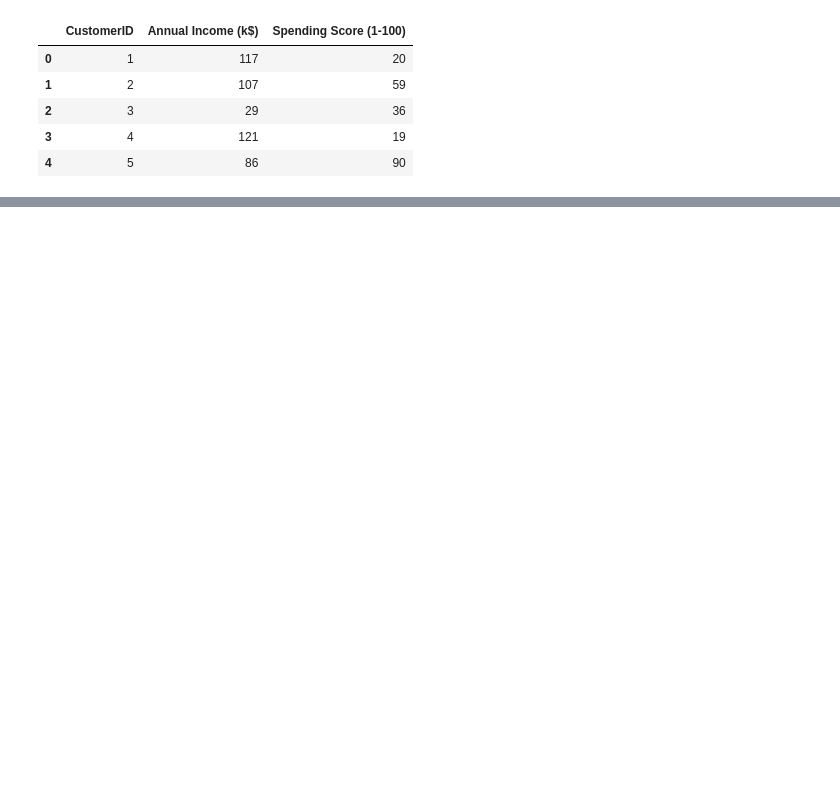
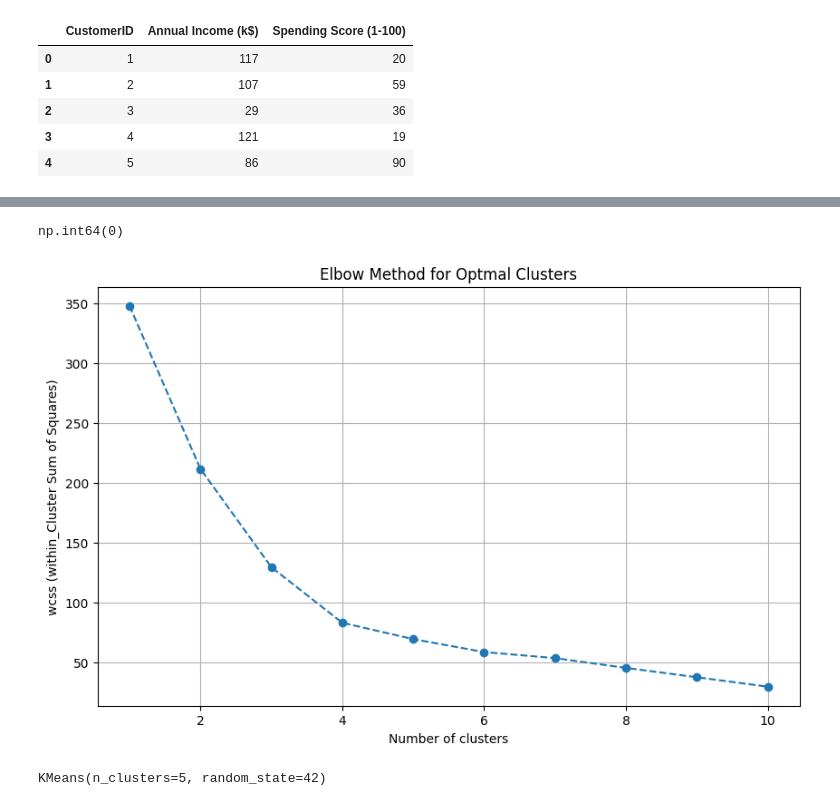
Before and after one commit to Judith456/Python-Morning-Class, a Jupyter notebook: Clustering/customer_data.ipynb, the cells around one changed output, grey strips where cells are left out. Cells and saved outputs as stored; diff of their text form; code cells hidden in the pictures; blank space fills up the shorter version.

```diff
--- a/Clustering/customer_data.ipynb
+++ b/Clustering/customer_data.ipynb
@@ -16,0 +32,38 @@ df.head()
+# %%
+df.duplicated().sum()
+# %% [output]
+np.int64(0)
+# %%
+#Extract relevant features(column headers) for clustering
+X = df.iloc[:, [1, 2]].values #select columns 1 and 2 as annual income and spending score for all rows
+# %%
+#Future Scalng - important to scale features before clustering
+scaler = StandardScaler()
+X_scaled = scaler.fit_transform(X) #standarize the features to have mean=0 and variance=1
+# %%
+#Determine the optimal number of clusters from 1 to 10 using the Elbow method
+wcss = []
+for i in range(1, 11): # we use 11 so as 10 is inclusive
+    kmeans = cluster.KMeans(n_clusters=i, random_state=42)
+    kmeans.fit(X_scaled)
+    wcss.append(kmeans.inertia_)
+# %%
+#Plot Elbow metd graph
+
+plt.figure(figsize=(10, 6))
+plt.plot(range(1, 11), wcss, marker='o', linestyle='--')
+plt.title('Elbow Method for Optmal Clusters')
+plt.xlabel('Number of clusters')
+plt.ylabel('wcss (within_Cluster Sum of Squares)')
+plt.grid(True)
+plt.show()
+# %% [output]
+[figure, added]
+# %%
+#Based on Elbow graph lets assume the optimal number is 5
+optimal_clusters = 5
+
+kmeans = cluster.KMeans(n_clusters=optimal_clusters, random_state=42)
+kmeans.fit(X_scaled)
+# %% [output]
+KMeans(n_clusters=5, random_state=42)
```
Also changed, not shown: parts of 6 cells of this notebook, 3 other files.
